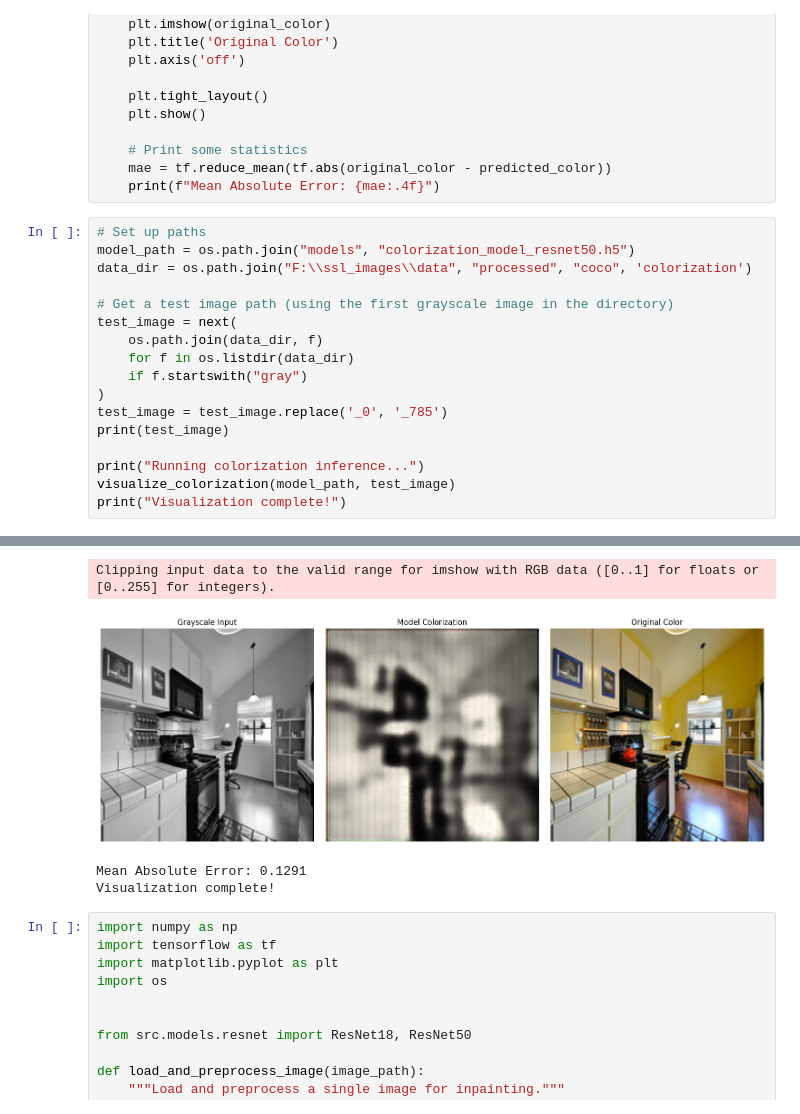
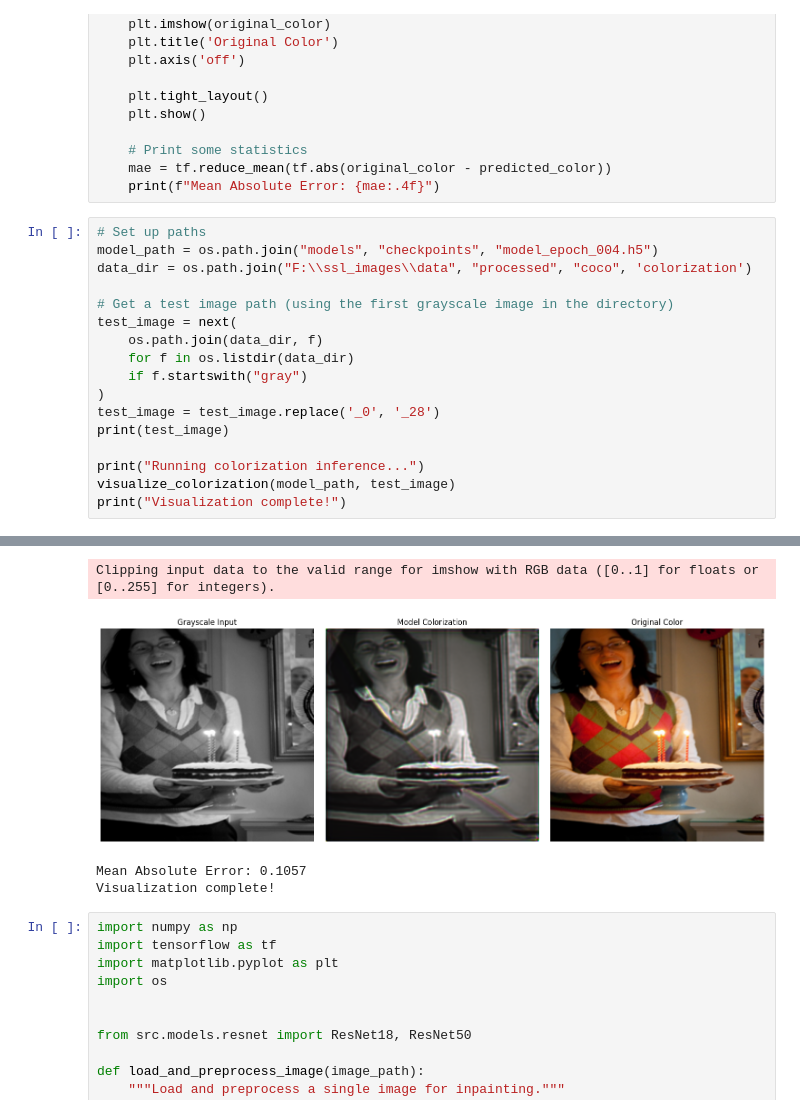
Before and after one commit to cassuci/mc959_ssl, a Jupyter notebook: test.ipynb, the cells around one changed output, grey strips where cells are left out. Cells and saved outputs as stored; diff of their text form.

```diff
--- a/test.ipynb
+++ b/test.ipynb
@@ -165,7 +165,7 @@ def visualize_colorization(model_path, image_path):
     print(f"Mean Absolute Error: {mae:.4f}")
 # %%
 # Set up paths
-model_path = os.path.join("models", "colorization_model_resnet50.h5")
+model_path = os.path.join("models", "checkpoints", "model_epoch_004.h5")
 data_dir = os.path.join("F:\\ssl_images\\data", "processed", "coco", 'colorization')
 
 # Get a test image path (using the first grayscale image in the directory)
@@ -174,7 +174,7 @@ test_image = next(
     for f in os.listdir(data_dir)
     if f.startswith("gray")
 )
-test_image = test_image.replace('_0', '_785')
+test_image = test_image.replace('_0', '_28')
 print(test_image)
 
 print("Running colorization inference...")
@@ -186,7 +187,7 @@ Running colorization inference...
 1/1 [==============================] - 1s 1s/step
 Clipping input data to the valid range for imshow with RGB data ([0..1] for floats or [0..255] for integers).
-[figure, old version]
+[figure, new version]
-Mean Absolute Error: 0.1291
+Mean Absolute Error: 0.1057
 Visualization complete!
 # %%
 import numpy as np
```
Also changed, not shown: parts of 2 cells of this notebook, 1 other file.
